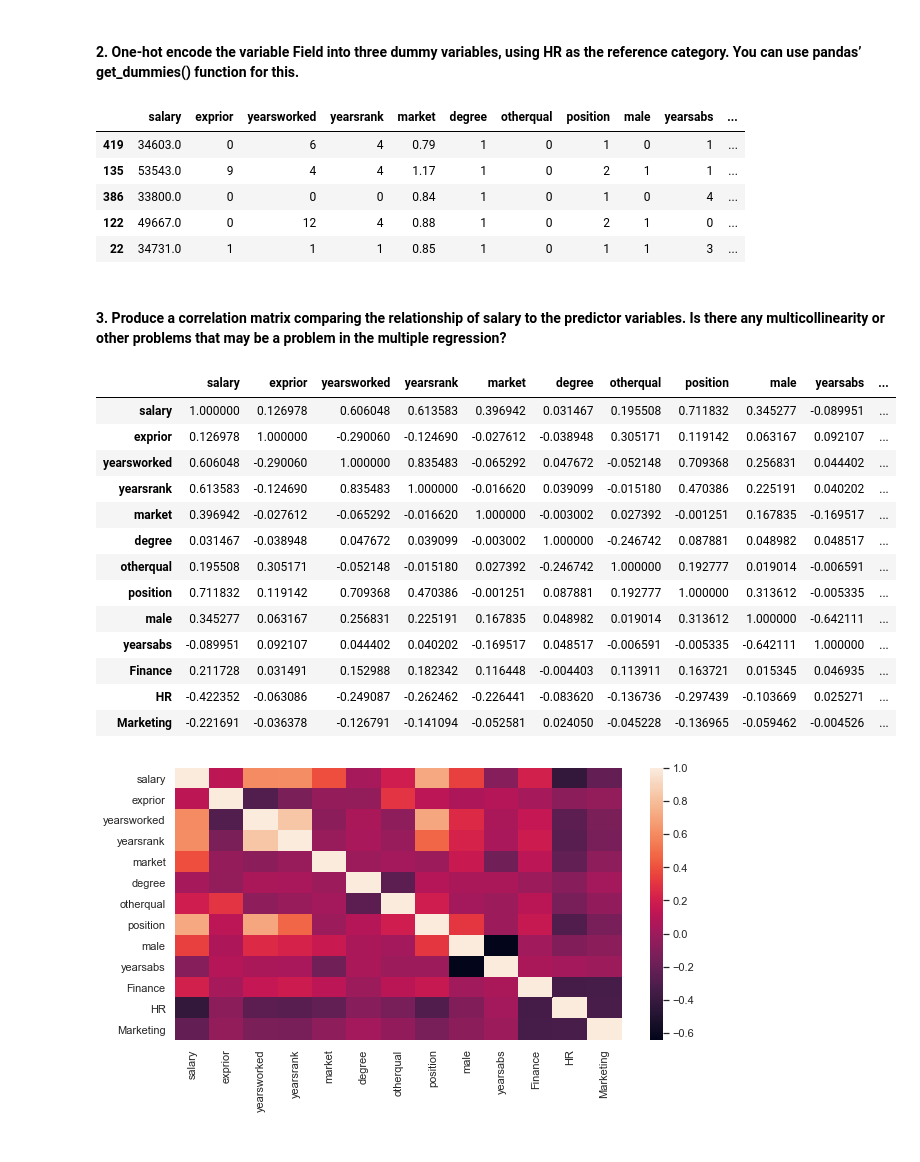
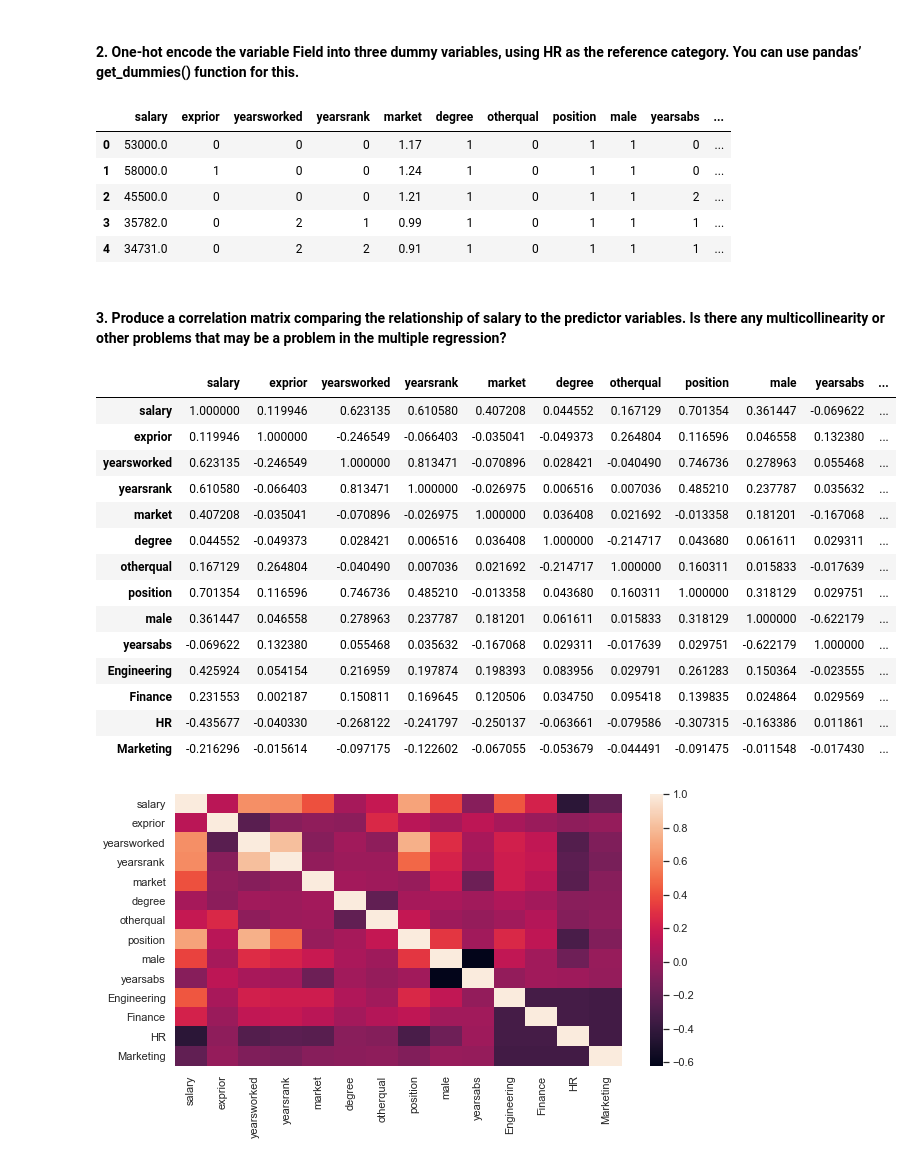
Before and after one commit to Sibusiso1995/Multi-linear-Regression, a Jupyter notebook: Mlr.ipynb, the cells around one changed output. Drawn from its saved outputs; the diff is of its cells as text; code cells hidden in the pictures.

```diff
--- a/Mlr.ipynb
+++ b/Mlr.ipynb
@@ -133,42 +126,42 @@ plt.show()
 # %% [markdown]
 #### 2. One-hot encode the variable Field into three dummy variables, using HR as the reference category. You can use pandas’ get_dummies() function for this.
 # %%
-dummies = pd.get_dummies(x_train['Field'])
-dummies.drop(1, inplace=True, axis=1)
+dummies = pd.get_dummies(df['Field'])
 
-new = dummies.rename(columns={2:'Finance',3:'HR',4:'Marketing'})
+new = dummies.rename(columns={1:'Engineering',2:'Finance',3:'HR',4:'Marketing'})
 
-x_train = pd.concat([x_train, new] ,axis=1, ignore_index=False)
-x_train.drop("Field", inplace=True, axis=1)
-x_train.head()
+df4 = pd.concat([df, new] ,axis=1, ignore_index=False)
+df4.drop("Field", inplace=True, axis=1)
+df4.head()
 # %% [output]
 |  | salary | exprior | yearsworked | yearsrank | market | degree | otherqual | position | male | yearsabs | ... |
-| 419 | 34603.0 | 0 | 6 | 4 | 0.79 | 1 | 0 | 1 | 0 | 1 | ... |
-| 135 | 53543.0 | 9 | 4 | 4 | 1.17 | 1 | 0 | 2 | 1 | 1 | ... |
-| 386 | 33800.0 | 0 | 0 | 0 | 0.84 | 1 | 0 | 1 | 0 | 4 | ... |
-| 122 | 49667.0 | 0 | 12 | 4 | 0.88 | 1 | 0 | 2 | 1 | 0 | ... |
-| 22 | 34731.0 | 1 | 1 | 1 | 0.85 | 1 | 0 | 1 | 1 | 3 | ... |
+| 0 | 53000.0 | 0 | 0 | 0 | 1.17 | 1 | 0 | 1 | 1 | 0 | ... |
+| 1 | 58000.0 | 1 | 0 | 0 | 1.24 | 1 | 0 | 1 | 1 | 0 | ... |
+| 2 | 45500.0 | 0 | 0 | 0 | 1.21 | 1 | 0 | 1 | 1 | 2 | ... |
+| 3 | 35782.0 | 0 | 2 | 1 | 0.99 | 1 | 0 | 1 | 1 | 1 | ... |
+| 4 | 34731.0 | 0 | 2 | 2 | 0.91 | 1 | 0 | 1 | 1 | 1 | ... |
 # %% [markdown]
 #### 3. Produce a correlation matrix comparing the relationship of salary to the predictor variables. Is there any multicollinearity or other problems that may be a problem in the multiple regression?
 # %%
-x_train.corr()
+df4.corr()
 # %% [output]
 |  | salary | exprior | yearsworked | yearsrank | market | degree | otherqual | position | male | yearsabs | ... |
-| salary | 1.000000 | 0.126978 | 0.606048 | 0.613583 | 0.396942 | 0.031467 | 0.195508 | 0.711832 | 0.345277 | -0.089951 | ... |
-| exprior | 0.126978 | 1.000000 | -0.290060 | -0.124690 | -0.027612 | -0.038948 | 0.305171 | 0.119142 | 0.063167 | 0.092107 | ... |
-| yearsworked | 0.606048 | -0.290060 | 1.000000 | 0.835483 | -0.065292 | 0.047672 | -0.052148 | 0.709368 | 0.256831 | 0.044402 | ... |
-| yearsrank | 0.613583 | -0.124690 | 0.835483 | 1.000000 | -0.016620 | 0.039099 | -0.015180 | 0.470386 | 0.225191 | 0.040202 | ... |
-| market | 0.396942 | -0.027612 | -0.065292 | -0.016620 | 1.000000 | -0.003002 | 0.027392 | -0.001251 | 0.167835 | -0.169517 | ... |
-| degree | 0.031467 | -0.038948 | 0.047672 | 0.039099 | -0.003002 | 1.000000 | -0.246742 | 0.087881 | 0.048982 | 0.048517 | ... |
-| otherqual | 0.195508 | 0.305171 | -0.052148 | -0.015180 | 0.027392 | -0.246742 | 1.000000 | 0.192777 | 0.019014 | -0.006591 | ... |
-| position | 0.711832 | 0.119142 | 0.709368 | 0.470386 | -0.001251 | 0.087881 | 0.192777 | 1.000000 | 0.313612 | -0.005335 | ... |
-| male | 0.345277 | 0.063167 | 0.256831 | 0.225191 | 0.167835 | 0.048982 | 0.019014 | 0.313612 | 1.000000 | -0.642111 | ... |
-| yearsabs | -0.089951 | 0.092107 | 0.044402 | 0.040202 | -0.169517 | 0.048517 | -0.006591 | -0.005335 | -0.642111 | 1.000000 | ... |
-| Finance | 0.211728 | 0.031491 | 0.152988 | 0.182342 | 0.116448 | -0.004403 | 0.113911 | 0.163721 | 0.015345 | 0.046935 | ... |
-| HR | -0.422352 | -0.063086 | -0.249087 | -0.262462 | -0.226441 | -0.083620 | -0.136736 | -0.297439 | -0.103669 | 0.025271 | ... |
-| Marketing | -0.221691 | -0.036378 | -0.126791 | -0.141094 | -0.052581 | 0.024050 | -0.045228 | -0.136965 | -0.059462 | -0.004526 | ... |
+| salary | 1.000000 | 0.119946 | 0.623135 | 0.610580 | 0.407208 | 0.044552 | 0.167129 | 0.701354 | 0.361447 | -0.069622 | ... |
+| exprior | 0.119946 | 1.000000 | -0.246549 | -0.066403 | -0.035041 | -0.049373 | 0.264804 | 0.116596 | 0.046558 | 0.132380 | ... |
+| yearsworked | 0.623135 | -0.246549 | 1.000000 | 0.813471 | -0.070896 | 0.028421 | -0.040490 | 0.746736 | 0.278963 | 0.055468 | ... |
+| yearsrank | 0.610580 | -0.066403 | 0.813471 | 1.000000 | -0.026975 | 0.006516 | 0.007036 | 0.485210 | 0.237787 | 0.035632 | ... |
+| market | 0.407208 | -0.035041 | -0.070896 | -0.026975 | 1.000000 | 0.036408 | 0.021692 | -0.013358 | 0.181201 | -0.167068 | ... |
+| degree | 0.044552 | -0.049373 | 0.028421 | 0.006516 | 0.036408 | 1.000000 | -0.214717 | 0.043680 | 0.061611 | 0.029311 | ... |
+| otherqual | 0.167129 | 0.264804 | -0.040490 | 0.007036 | 0.021692 | -0.214717 | 1.000000 | 0.160311 | 0.015833 | -0.017639 | ... |
+| position | 0.701354 | 0.116596 | 0.746736 | 0.485210 | -0.013358 | 0.043680 | 0.160311 | 1.000000 | 0.318129 | 0.029751 | ... |
+| male | 0.361447 | 0.046558 | 0.278963 | 0.237787 | 0.181201 | 0.061611 | 0.015833 | 0.318129 | 1.000000 | -0.622179 | ... |
+| yearsabs | -0.069622 | 0.132380 | 0.055468 | 0.035632 | -0.167068 | 0.029311 | -0.017639 | 0.029751 | -0.622179 | 1.000000 | ... |
+| Engineering | 0.425924 | 0.054154 | 0.216959 | 0.197874 | 0.198393 | 0.083956 | 0.029791 | 0.261283 | 0.150364 | -0.023555 | ... |
+| Finance | 0.231553 | 0.002187 | 0.150811 | 0.169645 | 0.120506 | 0.034750 | 0.095418 | 0.139835 | 0.024864 | 0.029569 | ... |
+| HR | -0.435677 | -0.040330 | -0.268122 | -0.241797 | -0.250137 | -0.063661 | -0.079586 | -0.307315 | -0.163386 | 0.011861 | ... |
+| Marketing | -0.216296 | -0.015614 | -0.097175 | -0.122602 | -0.067055 | -0.053679 | -0.044491 | -0.091475 | -0.011548 | -0.017430 | ... |
 # %%
 plt.figure(figsize=(10,5))
-new_corr = sns.heatmap(x_train.corr())
+new_corr = sns.heatmap(df4.corr())
 # %% [output]
-[figure, old version]
+[figure, new version]
```
Also changed, not shown: parts of 17 cells of this notebook.
